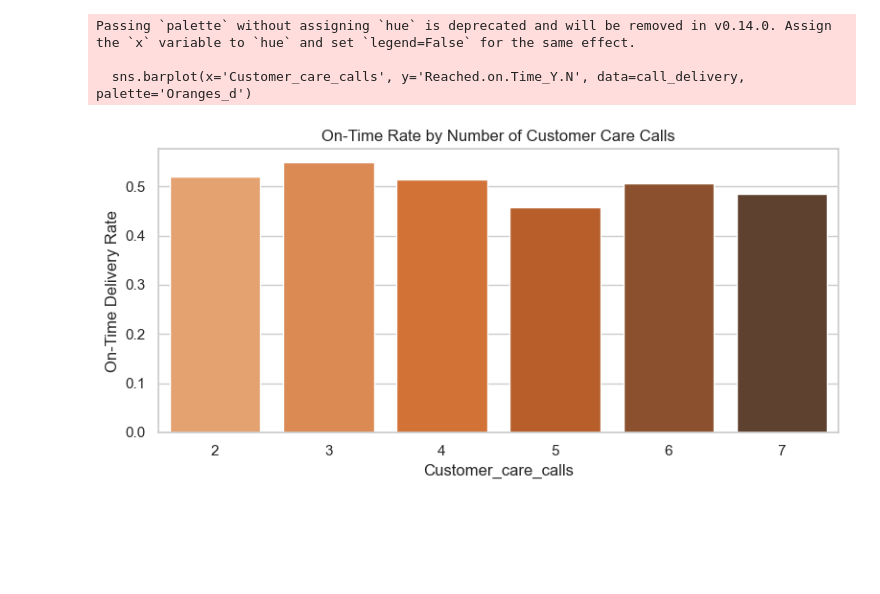
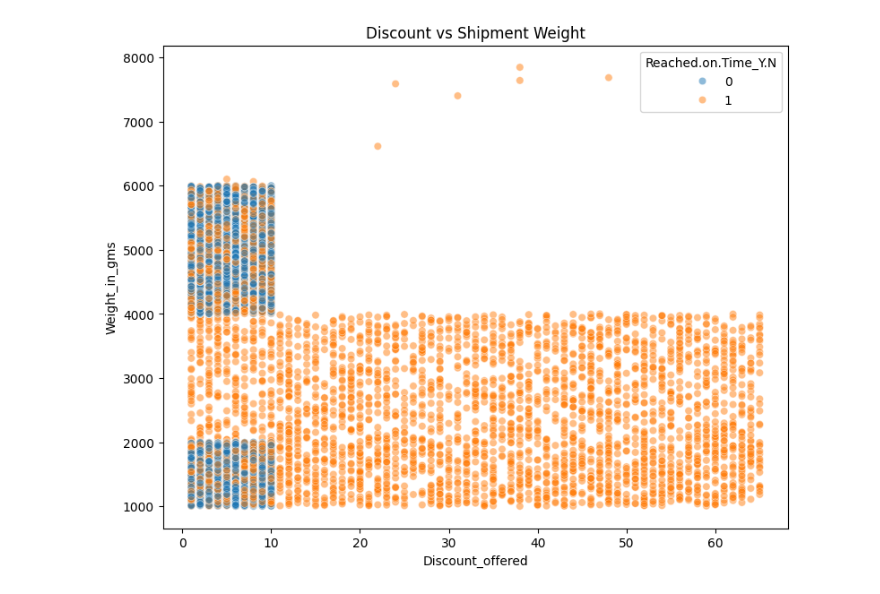
Before and after one commit to mailech/ShipmentSure-Predicting-On-Time-Delivery-Using-Supplier-Data, a Jupyter notebook: Notebooks/Data_Analysis.ipynb, the cells around one changed output. Drawn from its saved outputs; the diff is of its cells as text; code cells hidden in the pictures; blank space fills up the shorter version.

```diff
--- a/Notebooks/Data_Analysis.ipynb
+++ b/Notebooks/Data_Analysis.ipynb
@@ -112,14 +57,11 @@ Passing `palette` without assigning `hue` is deprecated and will be removed in v
-# %%
-# Customer care calls vs delivery
-plt.figure(figsize=(8, 4))
-call_delivery = df.groupby('Customer_care_calls')['Reached.on.Time_Y.N'].mean().reset_index()
-sns.barplot(x='Customer_care_calls', y='Reached.on.Time_Y.N', data=call_delivery, palette='Oranges_d')
-plt.title('On-Time Rate by Number of Customer Care Calls')
-plt.ylabel('On-Time Delivery Rate')
-plt.tight_layout()
-plt.show()
-# %% [output]
-Passing `palette` without assigning `hue` is deprecated and will be removed in v0.14.0. Assign the `x` variable to `hue` and set `legend=False` for the same effect.
-
-  sns.barplot(x='Customer_care_calls', y='Reached.on.Time_Y.N', data=call_delivery, palette='Oranges_d')
-[figure, removed]
+# %%
+plt.figure(figsize=(9,7))
+sns.scatterplot(x='Discount_offered',
+                y='Weight_in_gms',
+                hue='Reached.on.Time_Y.N',
+                data=df,
+                alpha=0.5)
+plt.title("Discount vs Shipment Weight")
+plt.show()
+# %% [output]
+[figure, added]
```
Also changed, not shown: parts of 17 cells of this notebook, 20 other files.
